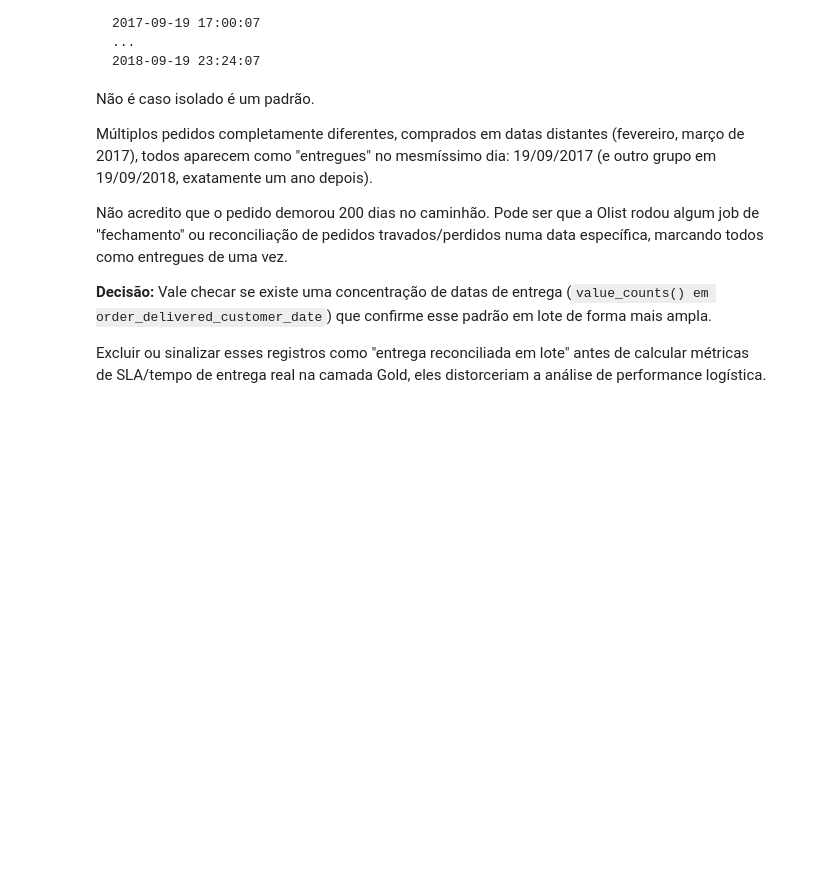
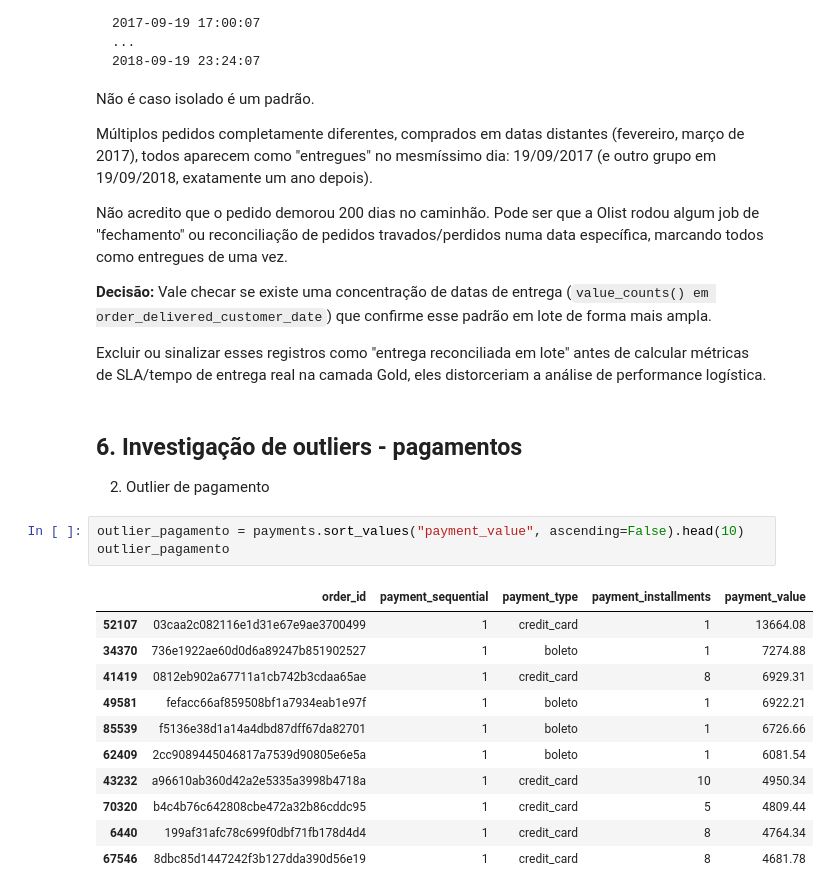
Before and after one commit to RegiMaria/ETL-Olist-E-commerce, a Jupyter notebook: notebooks/01_eda.ipynb, the cells around one changed output. Drawn from its saved outputs; the diff is of its cells as text; blank space fills up the shorter version.

Commit message:
docs: investiga outlier de pagamento

```diff
--- a/notebooks/01_eda.ipynb
+++ b/notebooks/01_eda.ipynb
@@ -302,3 +302,21 @@ Não acredito que o pedido  demorou 200 dias no caminhão. Pode ser que a Olist
 Vale checar se existe uma concentração de datas de entrega (`value_counts() em order_delivered_customer_date`) que confirme esse padrão em lote de forma mais ampla.
 
 Excluir ou sinalizar esses registros como "entrega reconciliada em lote" antes de calcular métricas de SLA/tempo de entrega real na camada Gold, eles distorceriam a análise de performance logística.
+# %% [markdown]
+## 6. Investigação de outliers - pagamentos
+2. Outlier de pagamento
+# %%
+outlier_pagamento = payments.sort_values("payment_value", ascending=False).head(10)
+outlier_pagamento
+# %% [output]
+|  | order_id | payment_sequential | payment_type | payment_installments | payment_value |
+| 52107 | 03caa2c082116e1d31e67e9ae3700499 | 1 | credit_card | 1 | 13664.08 |
+| 34370 | 736e1922ae60d0d6a89247b851902527 | 1 | boleto | 1 | 7274.88 |
+| 41419 | 0812eb902a67711a1cb742b3cdaa65ae | 1 | credit_card | 8 | 6929.31 |
+| 49581 | fefacc66af859508bf1a7934eab1e97f | 1 | boleto | 1 | 6922.21 |
+| 85539 | f5136e38d1a14a4dbd87dff67da82701 | 1 | boleto | 1 | 6726.66 |
+| 62409 | 2cc9089445046817a7539d90805e6e5a | 1 | boleto | 1 | 6081.54 |
+| 43232 | a96610ab360d42a2e5335a3998b4718a | 1 | credit_card | 10 | 4950.34 |
+| 70320 | b4c4b76c642808cbe472a32b86cddc95 | 1 | credit_card | 5 | 4809.44 |
+| 6440 | 199af31afc78c699f0dbf71fb178d4d4 | 1 | credit_card | 8 | 4764.34 |
+| 67546 | 8dbc85d1447242f3b127dda390d56e19 | 1 | credit_card | 8 | 4681.78 |
```
Also changed, not shown: parts of 2 cells of this notebook.
